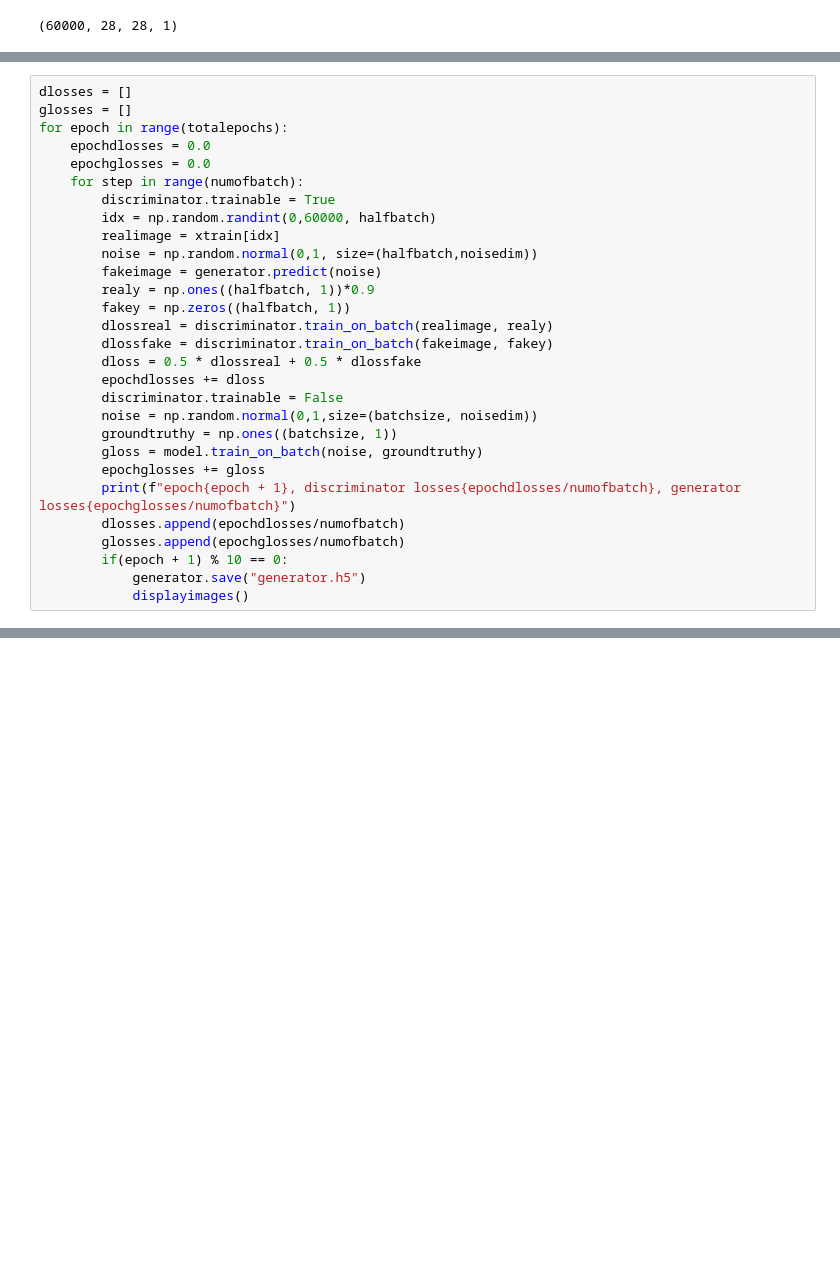
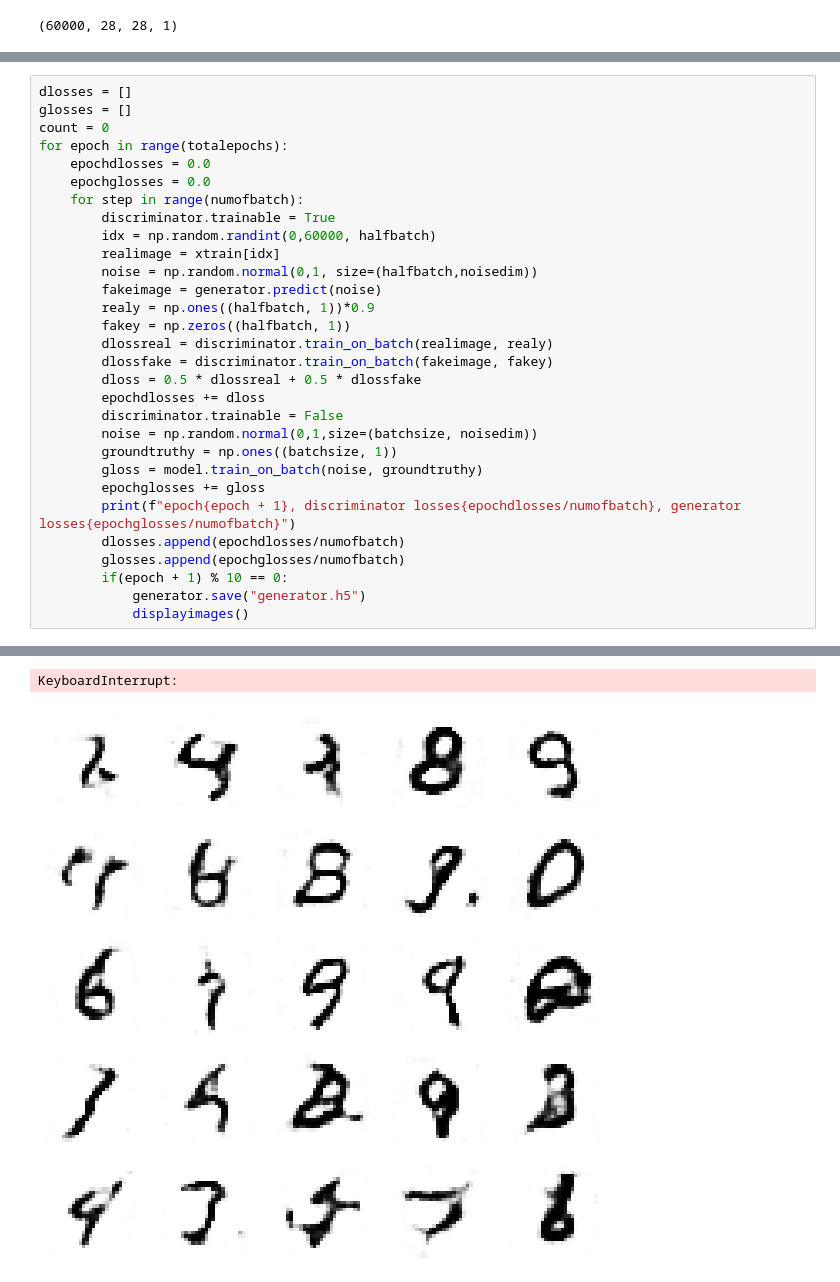
Before and after one commit to rishikeshsp21/image-processing, a Jupyter notebook: GAN.ipynb, the cells around one changed output, grey strips where cells are left out. Drawn from its saved outputs; the diff is of its cells as text; blank space fills up the shorter version.

```diff
--- a/GAN.ipynb
+++ b/GAN.ipynb
@@ -122,6 +122,7 @@ def displayimages(samples = 25):
 # %%
 dlosses = []
 glosses = []
+count = 0
 for epoch in range(totalepochs):
     epochdlosses = 0.0
     epochglosses = 0.0
@@ -156,0 +187,2 @@ KeyError: in user code:
+KeyboardInterrupt:
+[figure, added]
```
Also changed, not shown: parts of 6 cells of this notebook, 2 other files.
